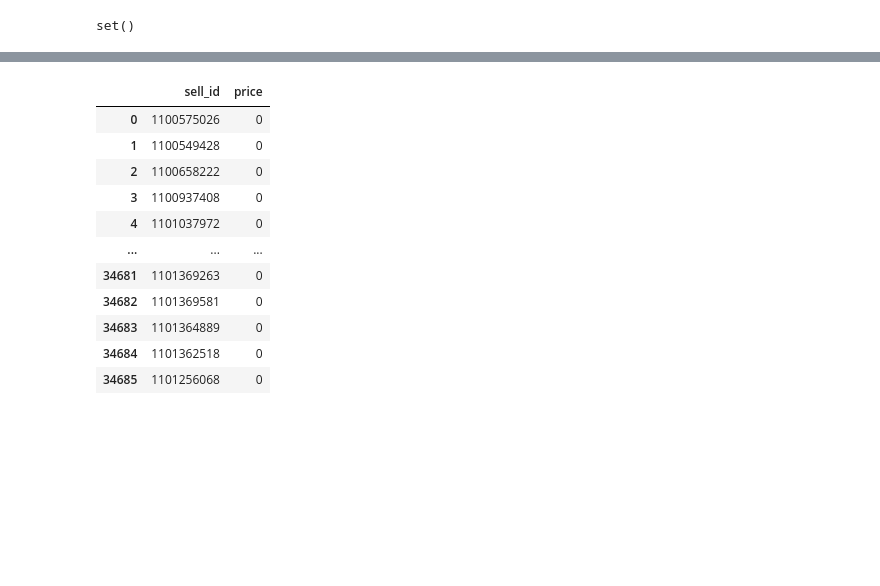
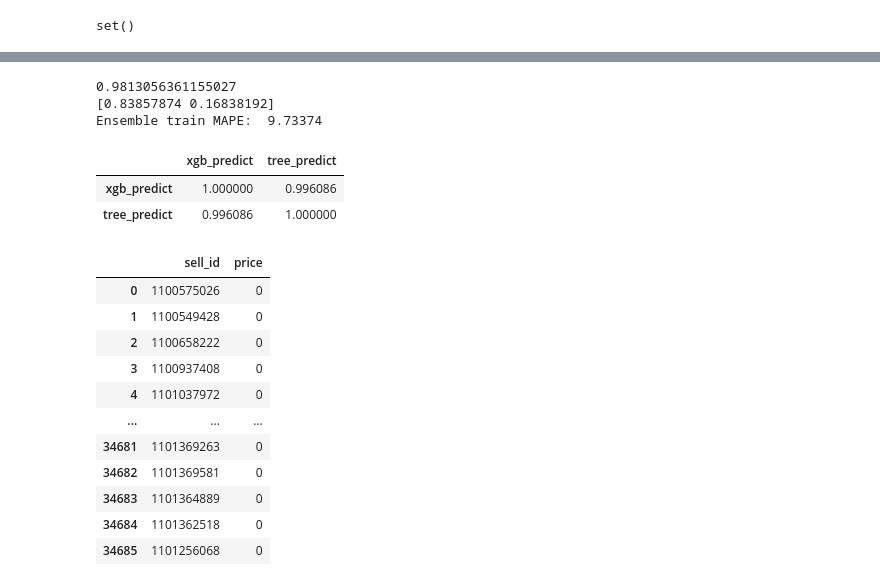
Before and after one commit to RomanRazumovsky/python_skillfactory, a Jupyter notebook: module_5/module_5.ipynb, the cells around one changed output, grey strips where cells are left out. Drawn from its saved outputs; the diff is of its cells as text; code cells hidden in the pictures; blank space fills up the shorter version.

```diff
--- a/module_5/module_5.ipynb
+++ b/module_5/module_5.ipynb
@@ -483,3 +526,19 @@ Execution time: 91.0
+# %%
+# Стэкинг бустинга и леса
+train['xgb_predict'] = xgbr.predict(train[factors])
+train['tree_predict'] = tree.predict(train[factors])
+reg = LinearRegression().fit(train[['xgb_predict','tree_predict']], train['price_log'])
+print(reg.score(train[['xgb_predict','tree_predict']], train['price_log']))
+print(reg.coef_)
+print('Ensemble train MAPE: ', mape_exp(train[['xgb_predict','tree_predict']], train['price'], reg))
+train[['xgb_predict','tree_predict']].corr()
+# %% [output]
+0.9813056361155027
+[0.83857874 0.16838192]
+Ensemble train MAPE:  9.73374
+|  | xgb_predict | tree_predict |
+| xgb_predict | 1.000000 | 0.996086 |
+| tree_predict | 0.996086 | 1.000000 |
 # %%
 pd.read_csv('/kaggle/input/sf-dst-car-price-prediction/sample_submission.csv')
 # %% [output]
```
Also changed, not shown: parts of 8 cells of this notebook.
